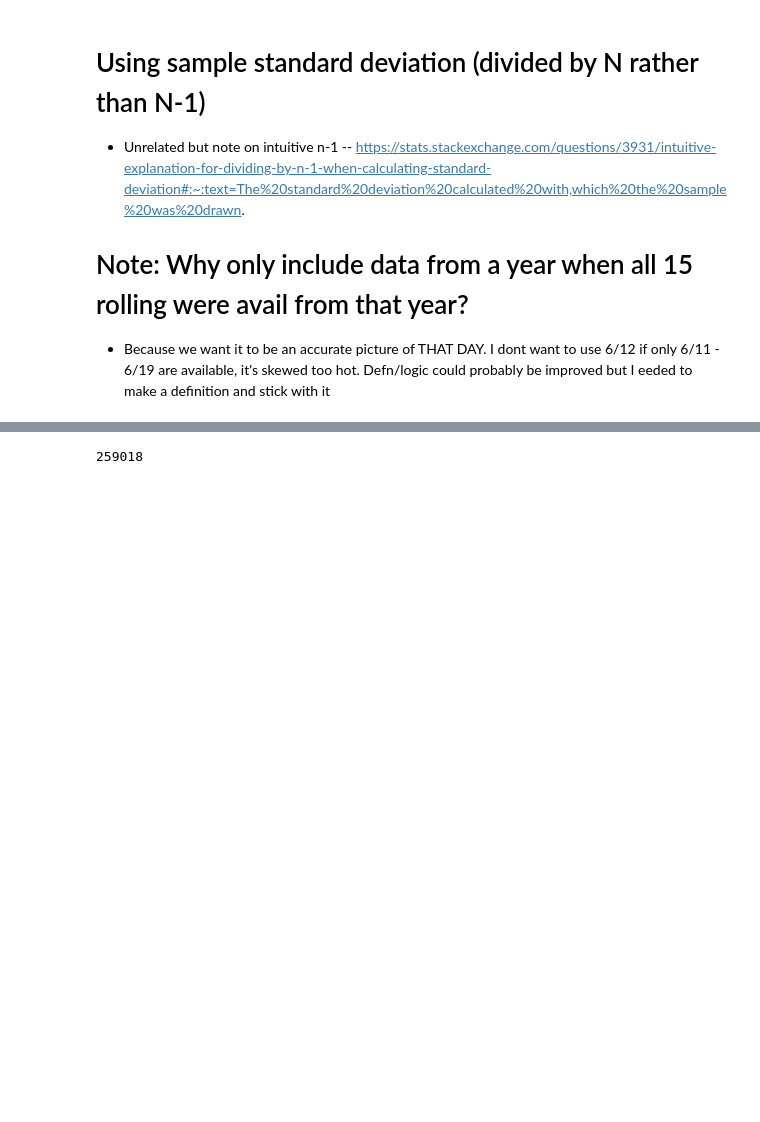
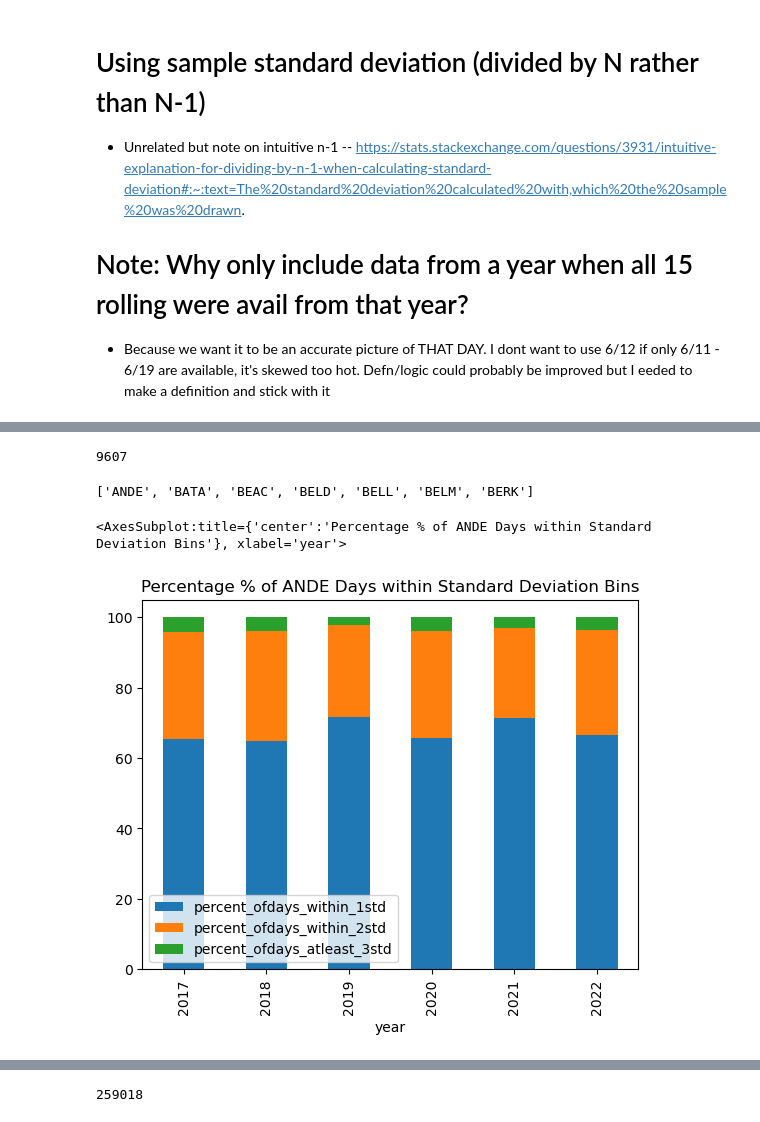
Before and after one commit to cgsutter/ATM622-General-Circulation, a Jupyter notebook: testing/NYSM_trends.ipynb, the cells around one changed output, grey strips where cells are left out. Cells and saved outputs as stored; diff of their text form; code cells hidden in the pictures; blank space fills up the shorter version.

```diff
--- a/testing/NYSM_trends.ipynb
+++ b/testing/NYSM_trends.ipynb
@@ -846 +454,3 @@ b
+# %%
+f=df_final['temp_2m[C]'] - df_final['temp_2m[C]_mean']
 # %%
@@ -867,0 +859,36 @@ df_final['greater_than_x_stds_away'] = np.floor(abs(df_final['temp_2m[C]_anomaly
+# %%
+# spot check that counts in group by df (for bar chart) are right
+
+x=(len(df_final[(df_final['year']=='2017')  & (df_final['season']=='JFM') & ~(df_final['temp_2m[C]_std'].isna())]))
+y=(len(df_final[(df_final['season']=='JFM')&(df_final['year']=='2017')&(df_final['temp_2m[C]'].isna())]['temp_2m[C]'][df_final['temp_2m[C]'].isna()]))
+
+print(x-y)
+# %% [output]
+9607
+# %%
+stations = df_final['station'].unique().tolist()
+
+stations = stations[1:8]
+
+stations
+# %% [output]
+['ANDE', 'BATA', 'BEAC', 'BELD', 'BELL', 'BELM', 'BERK']
+# %%
+std1 = df_final[df_final['station'] == 'ANDE'].groupby('std_bins').year.value_counts().unstack(0).reset_index()
+std1 = std1.rename_axis(None, axis=1)
+std1['Total'] = std1.sum(axis=1)
+# std1['Total'] = std1.sum(axis=0)
+
+std1['percent_ofdays_within_1std'] = (std1[1.0]/std1['Total'])*100
+std1['percent_ofdays_within_2std'] = (std1[2.0]/std1['Total'])*100
+std1['percent_ofdays_atleast_3std'] = (std1[3.0]/std1['Total'])*100
+std1
+
+std1.plot(x='year',
+          y = ['percent_ofdays_within_1std', 'percent_ofdays_within_2std', 'percent_ofdays_atleast_3std'],
+          kind='bar',
+          stacked=True,
+          title=f'Percentage % of ANDE Days within Standard Deviation Bins')
+# %% [output]
+<AxesSubplot:title={'center':'Percentage % of ANDE Days within Standard Deviation Bins'}, xlabel='year'>
+[figure, added]
```
Also changed, not shown: parts of 131 cells of this notebook, 14 other files.
